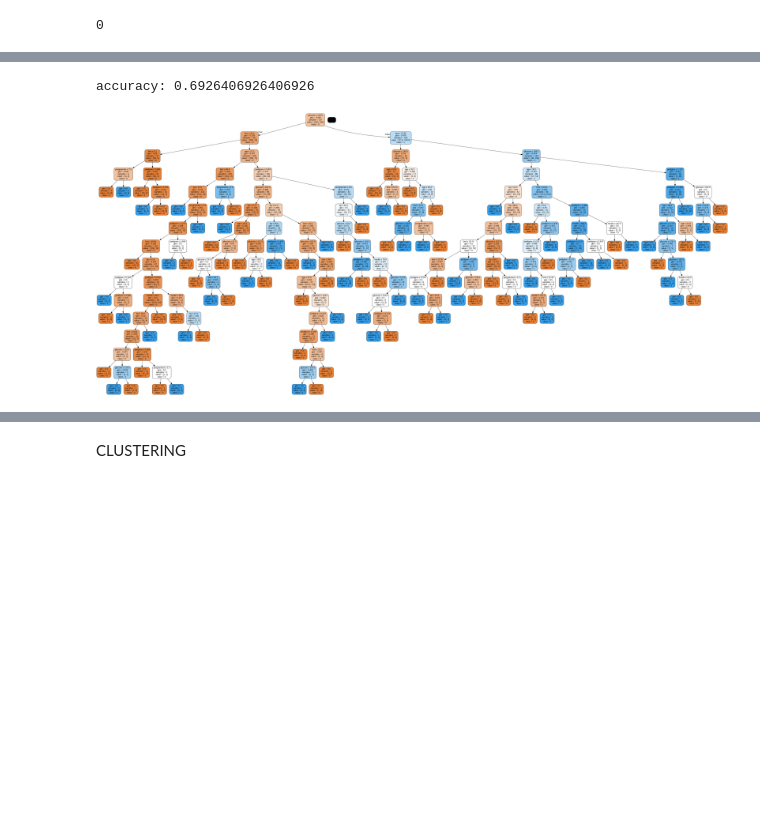
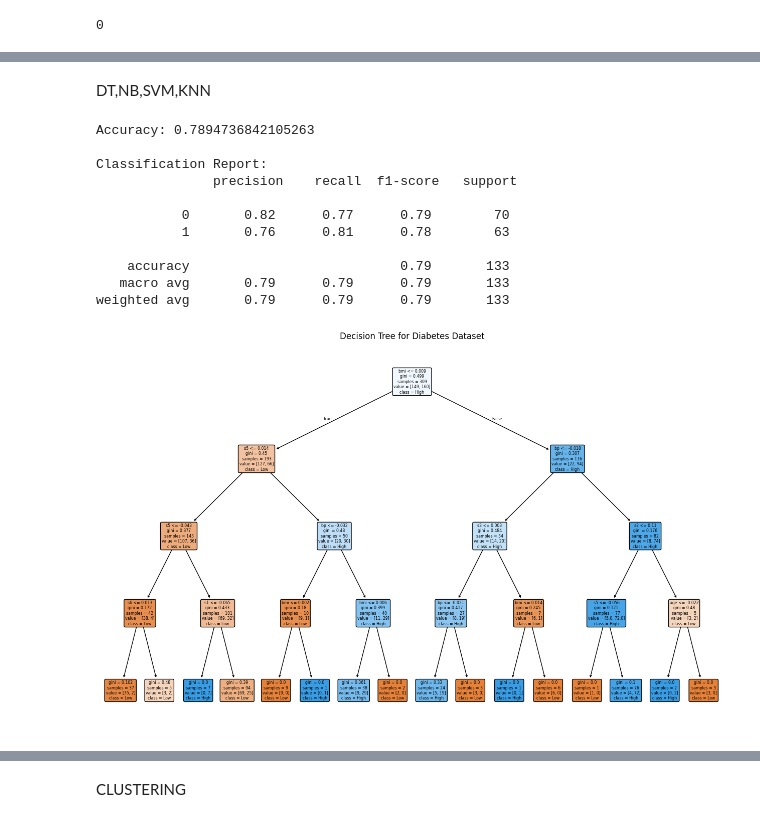
Before and after one commit to Abinaykumar-Patnala/MachineLearning, a Jupyter notebook: ML.ipynb, the cells around one changed output, grey strips where cells are left out. Cells and saved outputs as stored; diff of their text form; code cells hidden in the pictures; blank space fills up the shorter version.

```diff
--- a/ML.ipynb
+++ b/ML.ipynb
@@ -388,35 +431,41 @@ print(len(constant_features2))
+# %% [markdown]
+DT,NB,SVM,KNN
 # %%
 #Implement a Decision Tree on the diabetes dataset and display the tree structure
 import pandas as pd
-from sklearn.tree import DecisionTreeClassifier
+from sklearn.datasets import load_diabetes
+from sklearn.tree import DecisionTreeClassifier, plot_tree
 from sklearn.model_selection import train_test_split
-from sklearn import metrics
-col_names =['pregnancies','glucose','bp','skin','insulin','bmi','pedigree','age','function']
-pima =pd.read_csv("/content/diabetes_DT.csv",header=0,names=col_names)
-pima.head()
-feature_cols =  ['pregnancies', 'insulin', 'bmi', 'age','glucose','bp','pedigree']
-X=pima[feature_cols]
-y=pima['function']
-X_train,X_test,y_train,y_test=train_test_split(X,y,test_size=0.3,random_state=1)
-clf=DecisionTreeClassifier()
-clf.fit(X_train,y_train)
-y_pred=clf.predict(X_test)
-print("accuracy:",metrics.accuracy_score(y_test,y_pred))
+from sklearn.metrics import accuracy_score, classification_report
+import matplotlib.pyplot as plt
+data = load_diabetes(as_frame=True)
+df = data.frame
+df['target'] = (df['target'] >= 140).astype(int)
+X = df.drop('target', axis=1)
+y = df['target']
+X_train, X_test, y_train, y_test = train_test_split(X, y, test_size=0.3, random_state=42)
+clf = DecisionTreeClassifier(criterion='gini', max_depth=4, random_state=42)
+clf.fit(X_train, y_train)
+y_pred = clf.predict(X_test)
+print("Accuracy:", accuracy_score(y_test, y_pred))
+print("\nClassification Report:\n", classification_report(y_test, y_pred))
+plt.figure(figsize=(16,10))
+plot_tree(clf, feature_names=X.columns, class_names=["Low", "High"], filled=True, rounded=True)
+plt.title("Decision Tree for Diabetes Dataset")
+plt.show()
 # %% [output]
-accuracy: 0.6926406926406926
+Accuracy: 0.7894736842105263
+
+Classification Report:
+               precision    recall  f1-score   support
+
+           0       0.82      0.77      0.79        70
+           1       0.76      0.81      0.78        63
+
+    accuracy                           0.79       133
+   macro avg       0.79      0.79      0.79       133
+weighted avg       0.79      0.79      0.79       133
+[figure, added]
-# %%
-from sklearn.tree import export_graphviz
-from six import StringIO
-from IPython.display import Image
-import pydotplus
-dot_data = StringIO()
-export_graphviz(clf, out_file=dot_data,
-                filled=True, rounded=True,
-                special_characters=True,feature_names = feature_cols,class_names=['0','1'])
-graph = pydotplus.graph_from_dot_data(dot_data.getvalue())
-Image(graph.create_png())
-# %% [output]
-[figure, removed]
 # %%
 #Implement a simple Naive Bayes model on a loan dataset
 import pandas as pd
```
Also changed, not shown: parts of 15 cells of this notebook.
